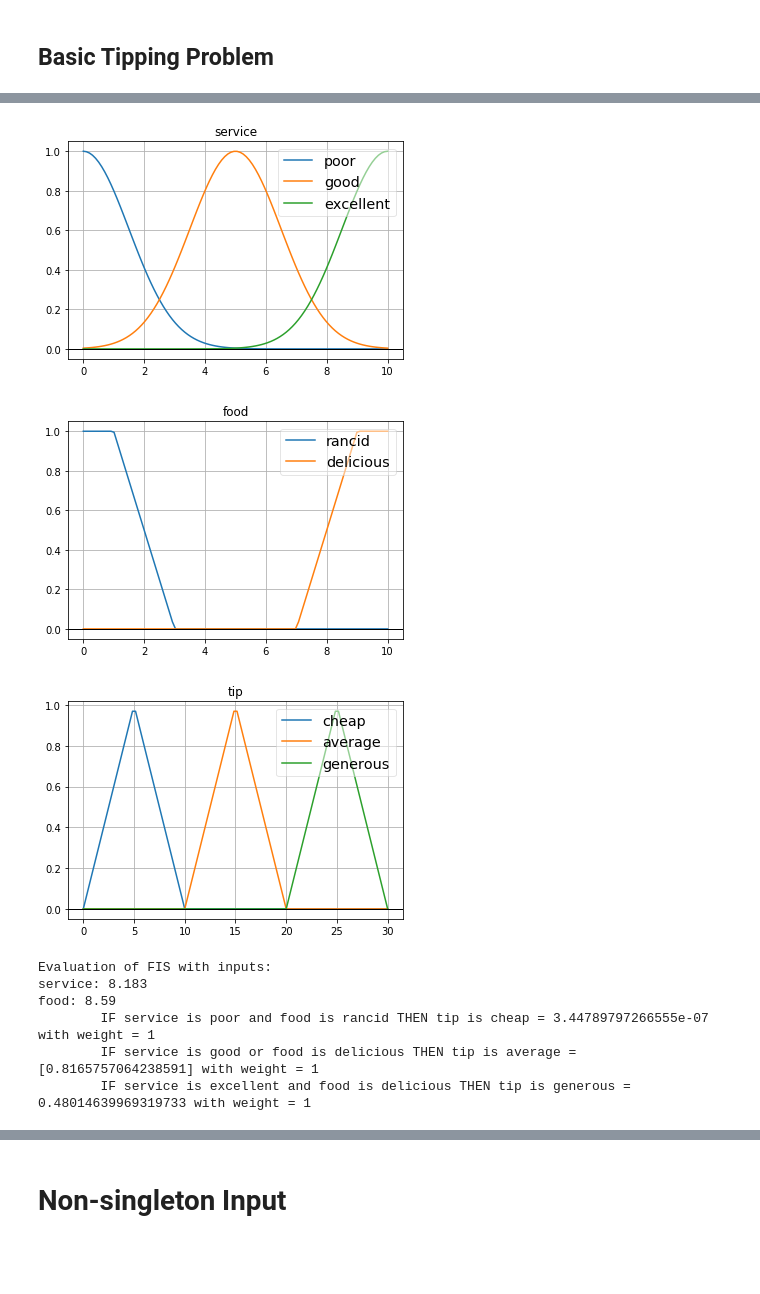
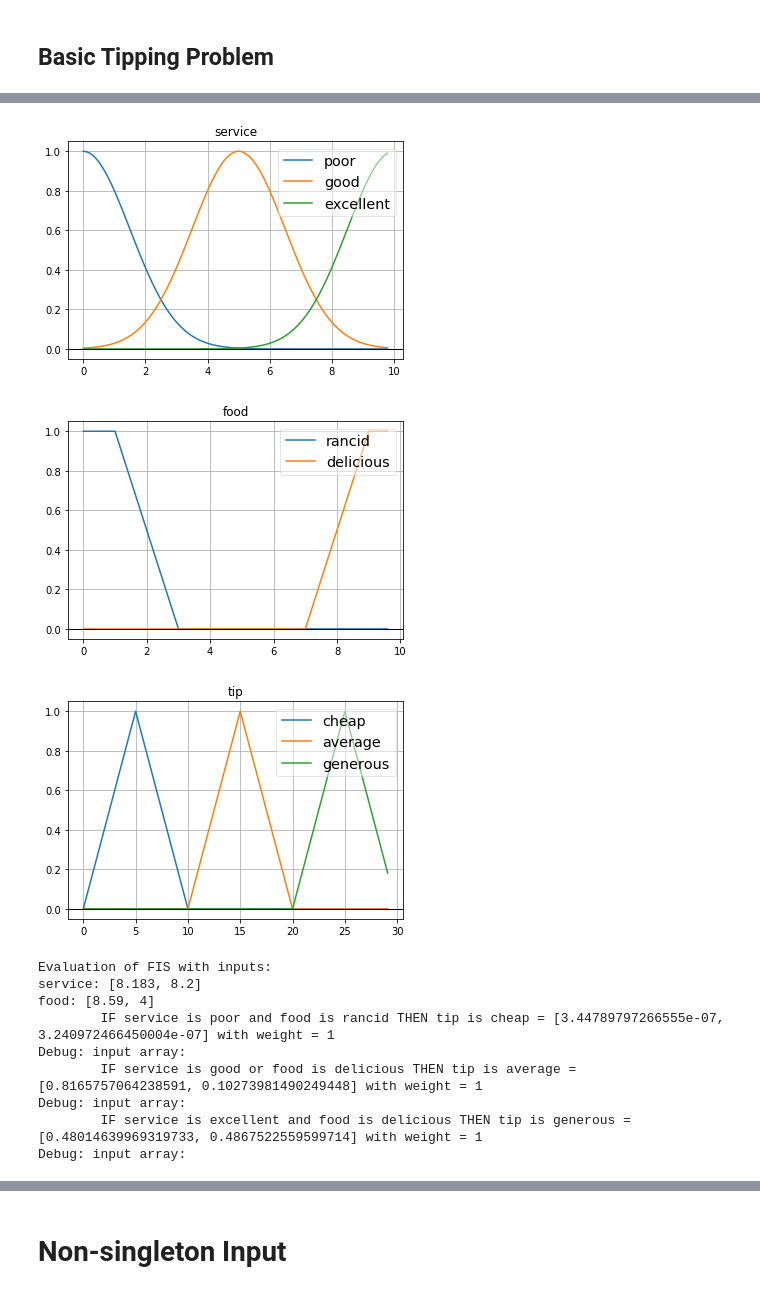
Before and after one commit to Raul-Navarro/fuzzy-framework, a Jupyter notebook: examples/Basic Tipping Problem.ipynb, the cells around one changed output, grey strips where cells are left out. Saved outputs shown, nothing was run; the diff lists cells and outputs as text; code cells hidden in the pictures; blank space fills up the shorter version.

```diff
--- a/examples/Basic Tipping Problem.ipynb
+++ b/examples/Basic Tipping Problem.ipynb
@@ -86,7 +88,8 @@ fis = FuzzyInferenceSystem([rule1, rule2, rule3], and_op='prod', or_op='sum')
 
 #FIS Evaluation
 
-inputs = {'service':8.183, 'food':8.59}
+inputs = {'service':[8.183, 8.2], 'food':[8.59,4]}
+#inputs = ((8.183, 8.2), (8.59,4))
 result = fis.eval(inputs)
 #print(result)
 # %% [output]
@@ -94,9 +97,12 @@ result = fis.eval(inputs)
-[figure, old version]
+[figure, new version]
-[figure, old version]
+[figure, new version]
-[figure, old version]
+[figure, new version]
 Evaluation of FIS with inputs:
-service: 8.183
-food: 8.59
-        IF service is poor and food is rancid THEN tip is cheap = 3.44789797266555e-07 with weight = 1
-        IF service is good or food is delicious THEN tip is average = [0.8165757064238591] with weight = 1
-        IF service is excellent and food is delicious THEN tip is generous = 0.48014639969319733 with weight = 1
+service: [8.183, 8.2]
+food: [8.59, 4]
+        IF service is poor and food is rancid THEN tip is cheap = [3.44789797266555e-07, 3.240972466450004e-07] with weight = 1
+Debug: input array:
+        IF service is good or food is delicious THEN tip is average = [0.8165757064238591, 0.10273981490249448] with weight = 1
+Debug: input array:
+        IF service is excellent and food is delicious THEN tip is generous = [0.48014639969319733, 0.4867522559599714] with weight = 1
+Debug: input array:
```
Also changed, not shown: parts of 15 cells of this notebook, 27 other files.
